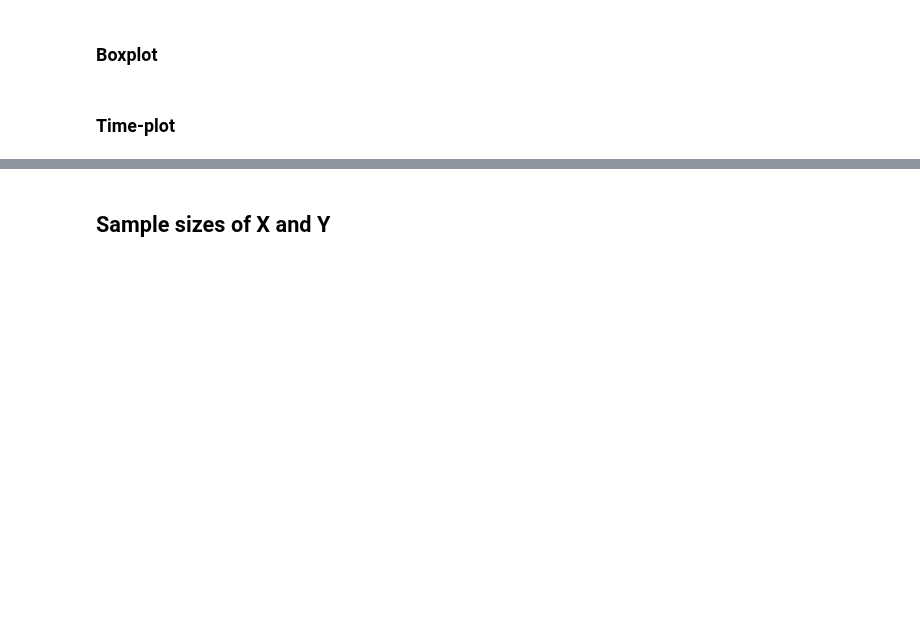
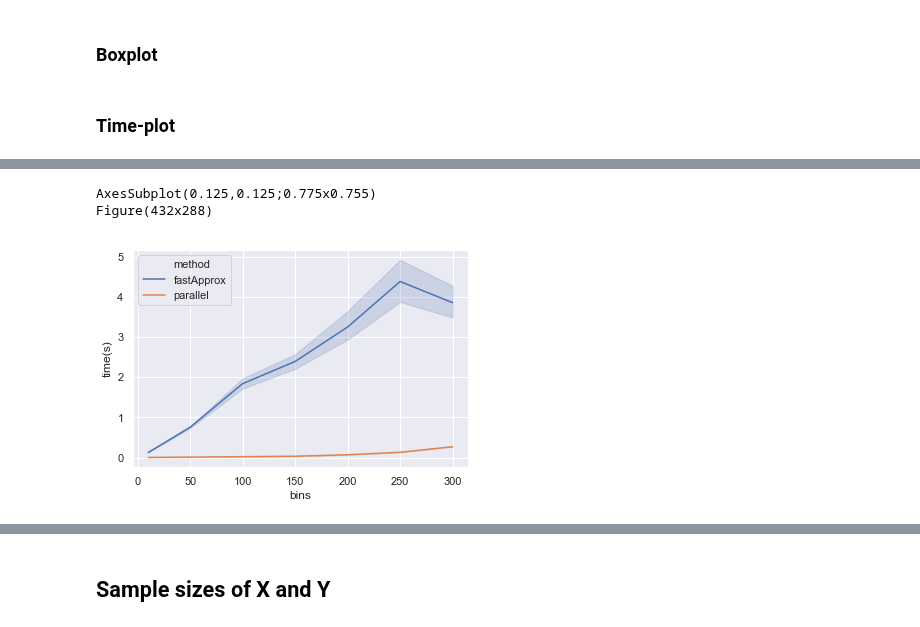
Before and after one commit to statisticalbiotechnology/parallelPermutationTest, a Jupyter notebook: Comparison 2 Time series.ipynb, the cells around one changed output, grey strips where cells are left out. Drawn from its saved outputs; the diff is of its cells as text; code cells hidden in the pictures; blank space fills up the shorter version.

```diff
--- a/Comparison 2 Time series.ipynb
+++ b/Comparison 2 Time series.ipynb
@@ -158,0 +271,41 @@ def boxPlot(error, Bin, log=False, path=None):
+# %%
+def timePlotSNS(TIMEParallel, TIME_MC, sampleShape, log=False, TIMEsingleThred=False, path=None):
+
+
+    preparePdParallel = preparePandas(TIMEParallel,sampleShape)
+    preparePdMc = preparePandas(TIME_MC,sampleShape, 'fastApprox')
+    data = preparePdMc + preparePdParallel
+    pdData = pd.DataFrame(data, columns=['method', 'time(s)','bins'])
+
+    if log:
+        MAX = max(np.max(TIMEParallel), np.max(TIME_MC))
+        MIN = min(np.min(TIMEParallel), np.min(TIME_MC))
+        if np.any(TIMEsingleThred):
+            MAX = max(np.max(TIMEParallel), np.max(TIME_MC), np.max(TIMEsingleThred))
+            MIN = min(np.min(TIMEParallel), np.min(TIME_MC), np.min(TIMEsingleThred))
+
+
+        snsPlot = sns.lineplot(x="bins", y="time(s)",
+             hue="method",
+             data=pdData)#.set(yticks = RANGE, yticklabels=10**RANGE)
+        plt.yticks(RANGE, 10.0**RANGE)
+
+
+    else:
+        snsPlot = sns.lineplot(x="bins", y="time(s)",
+             hue="method",
+             data=pdData)
+        print(snsPlot)
+
+    if path:
+
+        fig = snsPlot.get_figure()
+        print(fig)
+
+        fig.savefig(path)
+# %%
+timePlotSNS(TIMEParallel5_4, TIME_MC5_4, sampleShape, log=False, path=getPATH(path, str(mean),"SNSruntime"))
+# %% [output]
+AxesSubplot(0.125,0.125;0.775x0.755)
+Figure(432x288)
+[figure, added]
```
Also changed, not shown: parts of 19 cells of this notebook, 2 other files.
